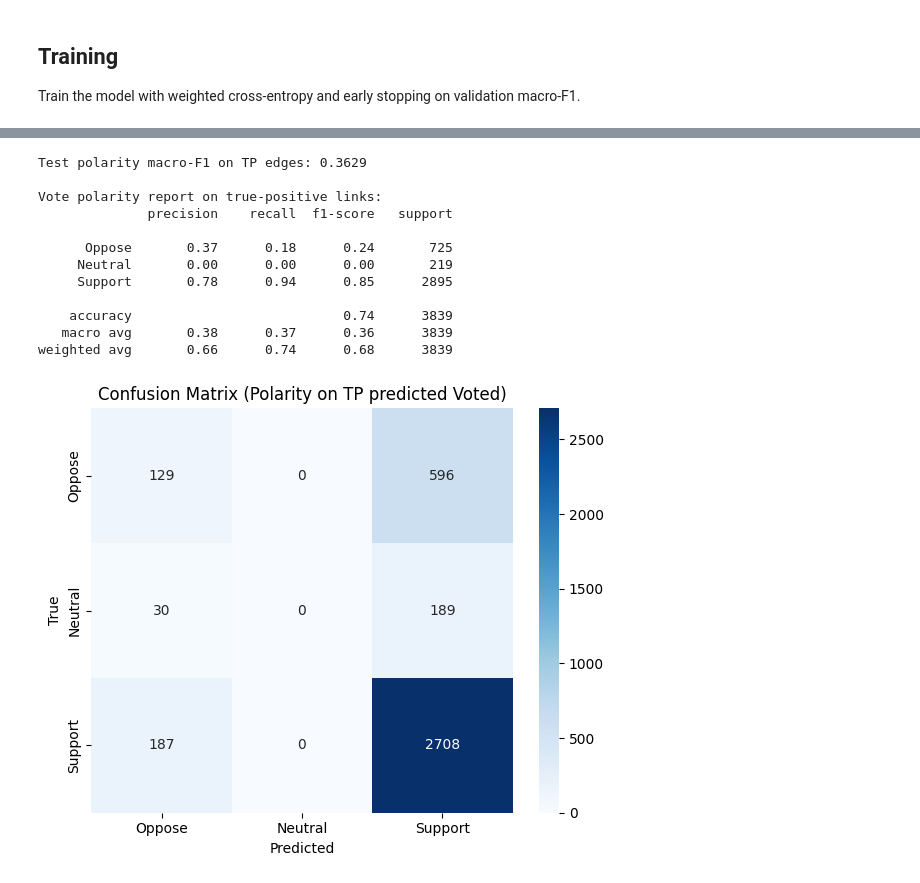
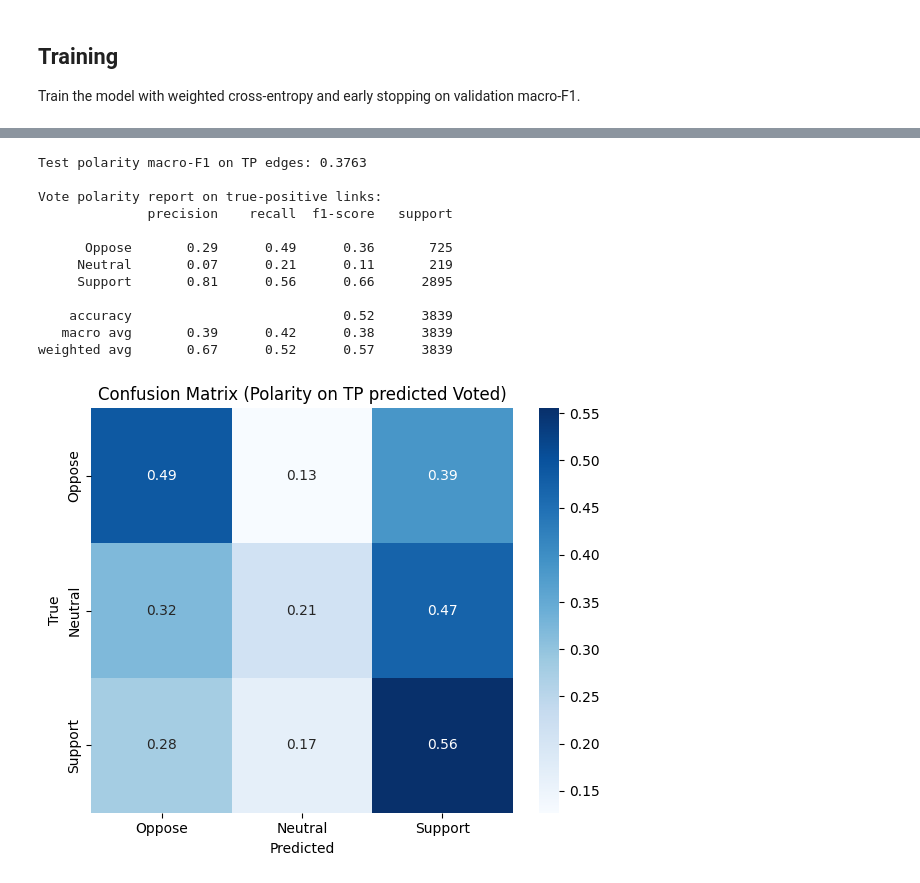
Before and after one commit to Lav-11/LFN_assignment, a Jupyter notebook: gnn_implementation_transductive.ipynb, the cells around one changed output, grey strips where cells are left out. Saved outputs shown, nothing was run; the diff lists cells and outputs as text; code cells hidden in the pictures.

Commit message:
Modified link weights and corrected analyze_split_statistics

```diff
--- a/gnn_implementation_transductive.ipynb
+++ b/gnn_implementation_transductive.ipynb
@@ -246,7 +246,7 @@ HeteroData(
 ## Class weights
 # %%
 # Polarity labels from positives only
-alpha = 0.5
+alpha = 0.9
 pol_counts = torch.bincount(y_tr, minlength=3).float()
 pol_base_w = pol_counts.sum() / (len(pol_counts) * pol_counts)
 pol_weights = pol_base_w.pow(alpha).to(device)
@@ -414,42 +418,40 @@ print(f"Test polarity macro-F1 on TP edges: {test_f1:.4f}")
 print("\nVote polarity report on true-positive links:")
 print(report if report is not None else "No TP edges predicted as Voted.")
 # %% [output]
-Test polarity macro-F1 on TP edges: 0.3629
+Test polarity macro-F1 on TP edges: 0.3763
 
 Vote polarity report on true-positive links:
               precision    recall  f1-score   support
 
-      Oppose       0.37      0.18      0.24       725
-     Neutral       0.00      0.00      0.00       219
-     Support       0.78      0.94      0.85      2895
+      Oppose       0.29      0.49      0.36       725
+     Neutral       0.07      0.21      0.11       219
+     Support       0.81      0.56      0.66      2895
 
-    accuracy                           0.74      3839
-   macro avg       0.38      0.37      0.36      3839
-weighted avg       0.66      0.74      0.68      3839
+    accuracy                           0.52      3839
+   macro avg       0.39      0.42      0.38      3839
+weighted avg       0.67      0.52      0.57      3839
 # %%
 def plot_cm(cm, labels, title, normalize=False):
     if normalize:
         cm_plot = cm.astype(float)
         cm_plot = cm_plot / cm_plot.sum(axis=1, keepdims=True)
         fmt = ".2f"
     else:
         cm_plot = cm.astype(int)
         fmt = "d"
 
     plt.figure(figsize=(6, 5))
     sns.heatmap(cm_plot, annot=True, fmt=fmt, cmap="Blues",
                 xticklabels=labels, yticklabels=labels)
     plt.xlabel("Predicted")
     plt.ylabel("True")
     plt.title(title)
     plt.tight_layout()
     plt.show()
 
 # Polarity confusion matrix on TP edges where model predicts Voted
 cm_pol = confusion_matrix(y_true, y_pred, labels=[0,1,2])
 plot_cm(cm_pol, ["Oppose", "Neutral", "Support"],
-        "Confusion Matrix (Polarity on TP predicted Voted)", normalize=False)
-# plot_cm(cm_pol, ["Oppose", "Neutral", "Support"],
-#         "Confusion Matrix (Polarity on TP predicted Voted) - normalized", normalize=True)
+        "Confusion Matrix (Polarity on TP predicted Voted)", normalize=True)
 # %% [output]
-[figure, old version]
+[figure, new version]
```
Also changed, not shown: parts of 4 cells of this notebook, 1 other file.
